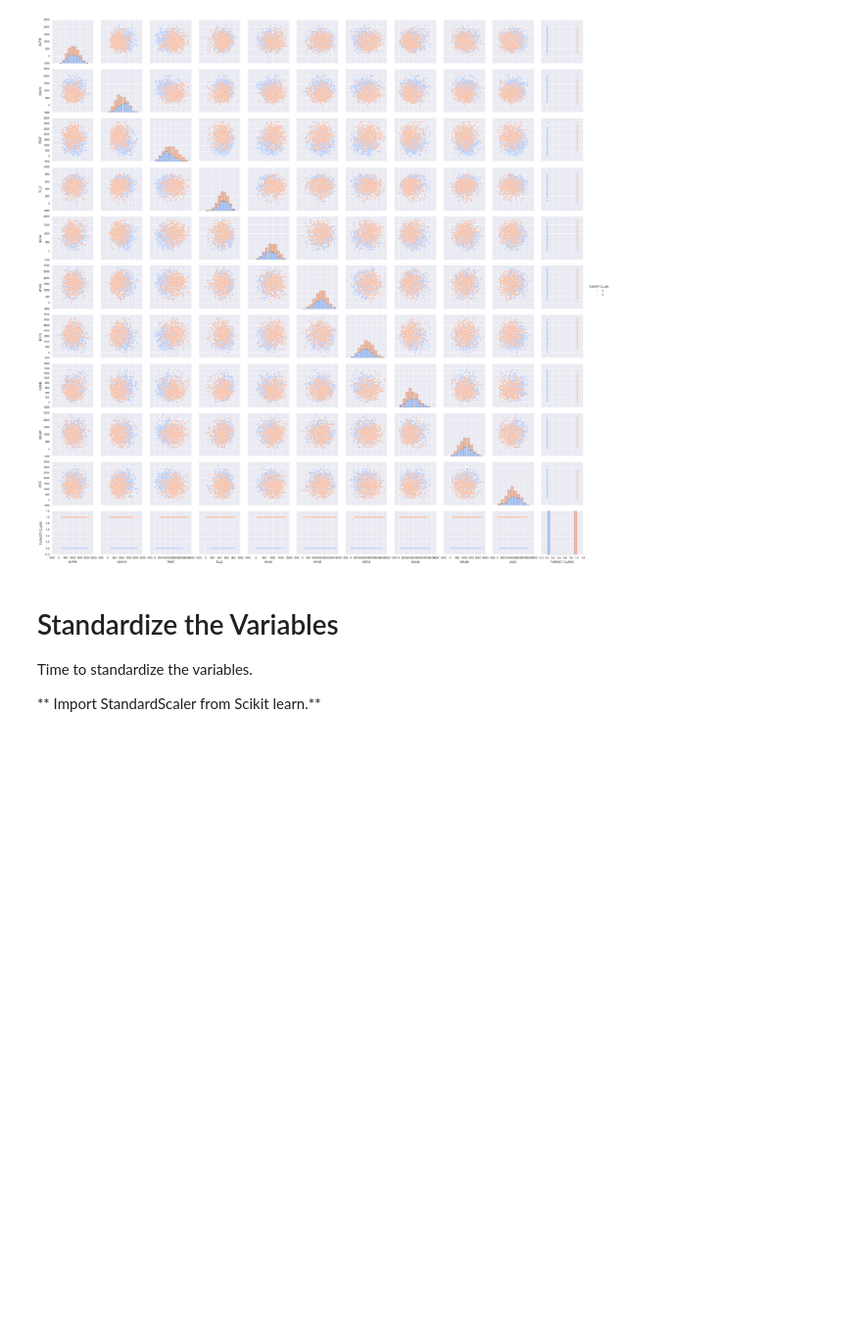
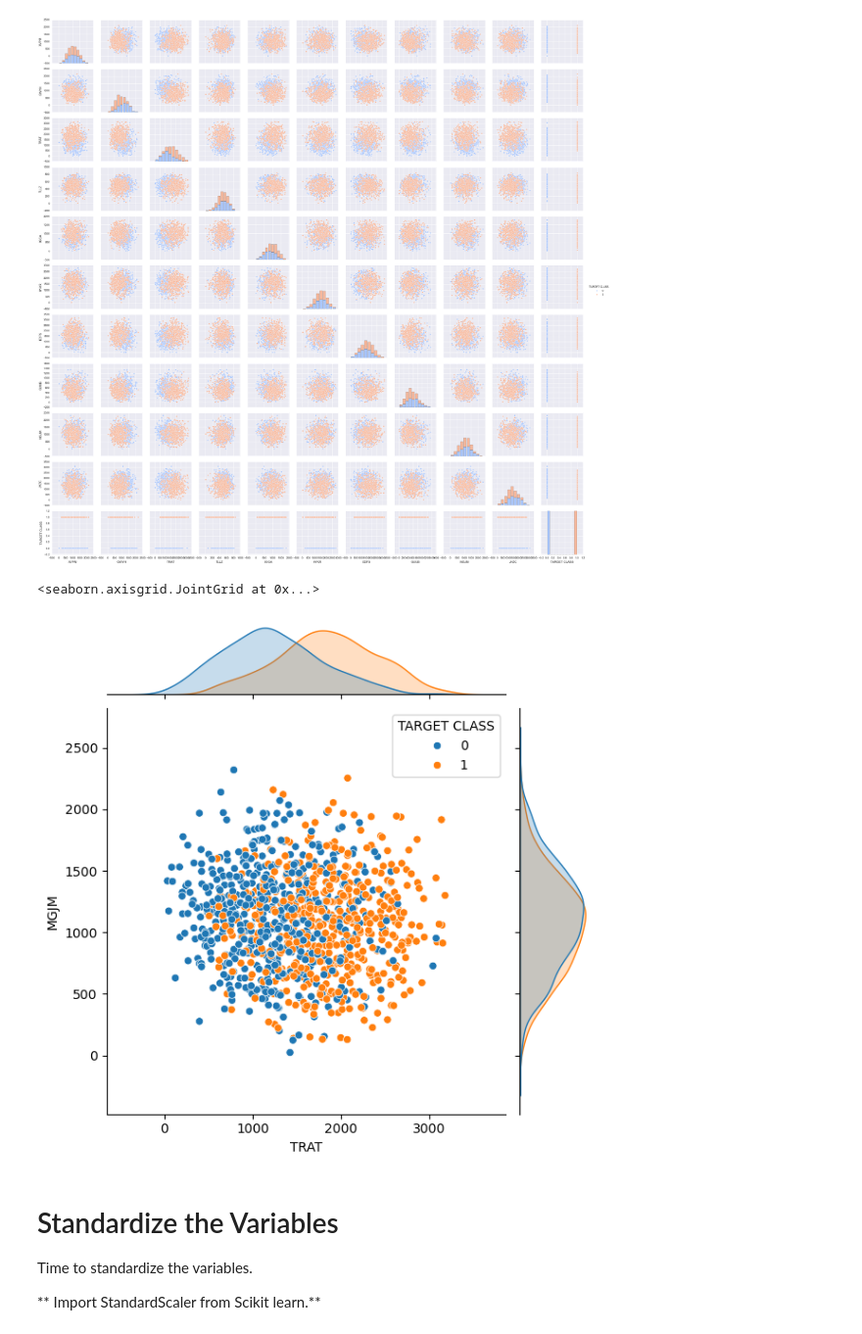
Before and after one commit to tdiazca/DataScienceUdemy, a Jupyter notebook: Refactored_Py_DS_ML_Bootcamp-master/14-K-Nearest-Neighbors/02-K Nearest Neighbors Project.ipynb, the cells around one changed output. Shown at 98% size. Drawn from its saved outputs; the diff is of its cells as text; code cells hidden in the pictures; blank space fills up the shorter version.

```diff
--- a/Refactored_Py_DS_ML_Bootcamp-master/14-K-Nearest-Neighbors/02-K Nearest Neighbors Project.ipynb
+++ b/Refactored_Py_DS_ML_Bootcamp-master/14-K-Nearest-Neighbors/02-K Nearest Neighbors Project.ipynb
@@ -75,6 +75,12 @@ sns.pairplot(data=data_knn, hue='TARGET CLASS', kind='hist', palette='coolwarm')
 # %% [output]
 <seaborn.axisgrid.PairGrid at 0x...>
 [figure]
+# %%
+# Do jointplot for two var if we see separation for the hue (target column) to explore this further
+sns.jointplot(data=data_knn, x='TRAT', y= 'MGJM', hue= 'TARGET CLASS')
+# %% [output]
+<seaborn.axisgrid.JointGrid at 0x...>
+[figure, added]
 # %% [markdown]
 # Standardize the Variables
 
```
Also changed, not shown: parts of 3 cells of this notebook.
